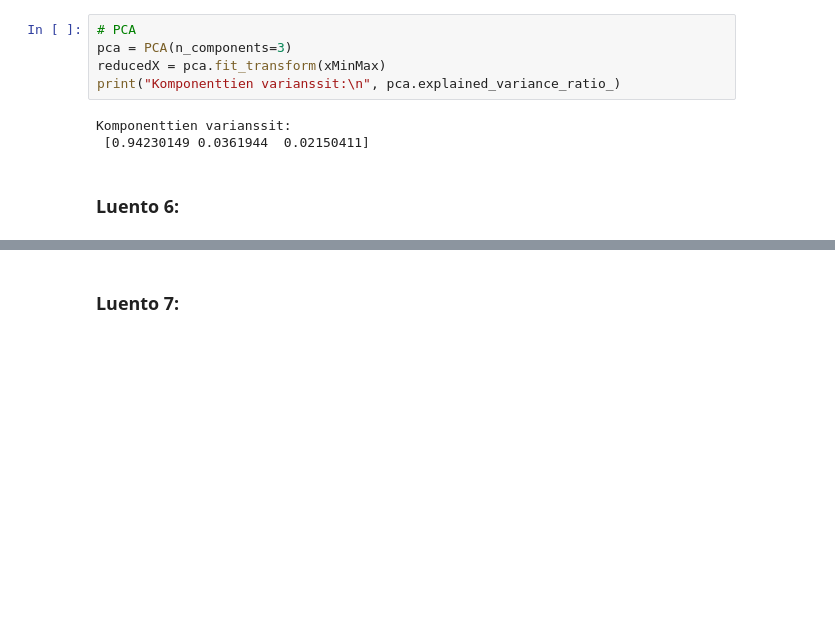
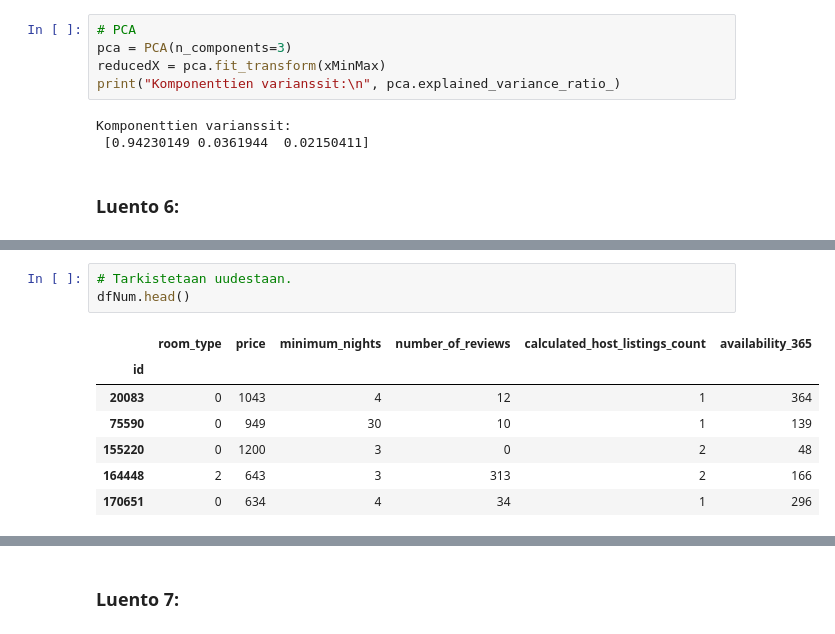
Before and after one commit to noorasaros/JODA2021_oppimispk, a Jupyter notebook: oppimispk.ipynb, the cells around one changed output, grey strips where cells are left out. Drawn from its saved outputs; the diff is of its cells as text; blank space fills up the shorter version.

```diff
--- a/oppimispk.ipynb
+++ b/oppimispk.ipynb
@@ -387,0 +442,11 @@ Tekstiä
+# %%
+# Tarkistetaan uudestaan.
+dfNum.head()
+# %% [output]
+|  | room_type | price | minimum_nights | number_of_reviews | calculated_host_listings_count | availability_365 |
+| id |  |  |  |  |  |  |
+| 20083 | 0 | 1043 | 4 | 12 | 1 | 364 |
+| 75590 | 0 | 949 | 30 | 10 | 1 | 139 |
+| 155220 | 0 | 1200 | 3 | 0 | 2 | 48 |
+| 164448 | 2 | 643 | 3 | 313 | 2 | 166 |
+| 170651 | 0 | 634 | 4 | 34 | 1 | 296 |
```
Also changed, not shown: parts of 9 cells of this notebook.
